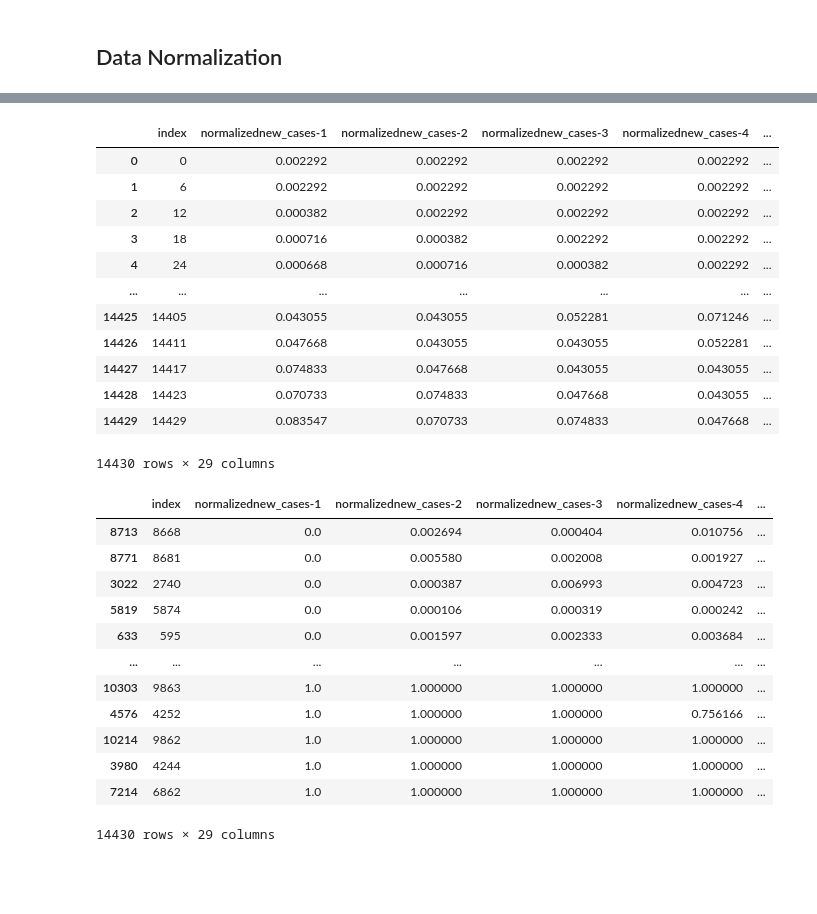
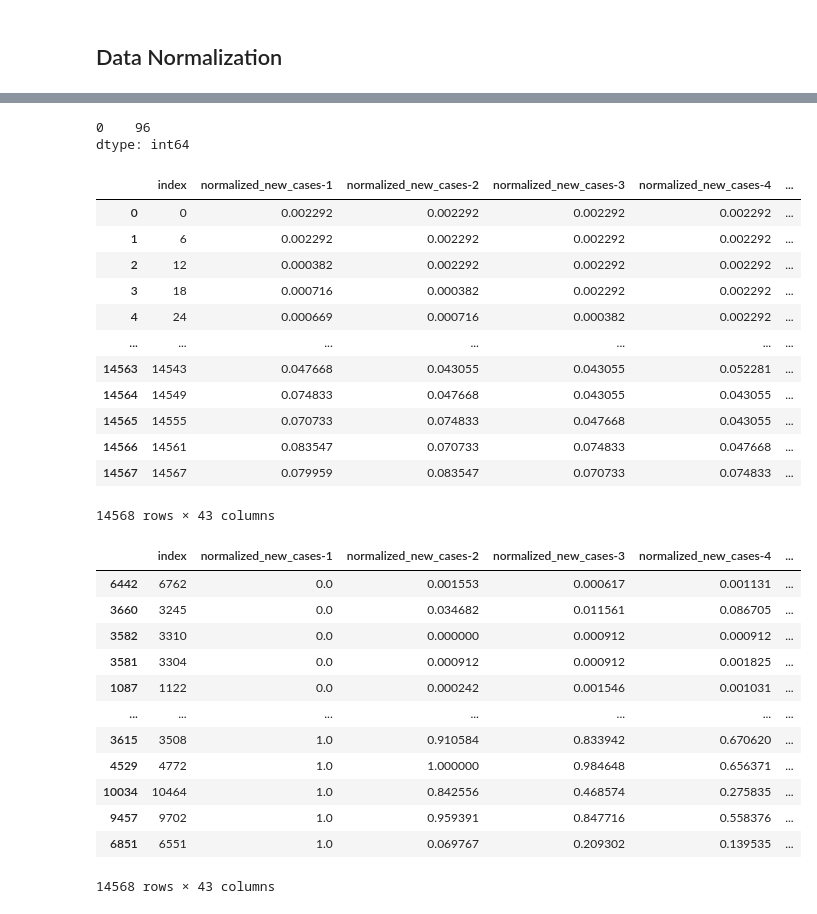
Before and after one commit to nouhRifai/covid-europe, a Jupyter notebook: Covid.ipynb, the cells around one changed output, grey strips where cells are left out. Drawn from its saved outputs; the diff is of its cells as text; code cells hidden in the pictures; blank space fills up the shorter version.

```diff
--- a/Covid.ipynb
+++ b/Covid.ipynb
@@ -1373,0 +1441,4 @@ without_dc_df.iloc[-12:]
+# %%
+without_dc_df['daily_cases_per_capita_risk'] = without_dc_df['rate_14_day_per_100k'].apply(daily_cases_per_capita_risk)
+without_dc_df['positivity_rate'] = without_dc_df['positivity_rate_mean'].apply(positivity_rate)
+without_dc_df.head(3)
@@ -1578,12 +1574,12 @@ my_list
 # %%
 df = pd.DataFrame()
-column_names=['new_cases-1','new_cases-2','new_cases-3','new_cases-4',
-              'testing_rate_sum-1','testing_rate_sum-2','testing_rate_sum-3','testing_rate_sum-4',
-              'testing_rate_mean-1','testing_rate_mean-2','testing_rate_mean-3','testing_rate_mean-4',
-              'positivity_rate_sum-1','positivity_rate_sum-2','positivity_rate_sum-3','positivity_rate_sum-4',
-              'positivity_rate_mean-1','positivity_rate_mean-2','positivity_rate_mean-3','positivity_rate_mean-4',
-              'admission_total-1','admission_total-2','admission_total-3','admission_total-4',
-              'admission_mean-1','admission_mean-2','admission_mean-3','admission_mean-4'
+column_names=['new_cases-1','new_cases-2','new_cases-3','new_cases-4','new_cases-5','new_cases-6',
+              'rate_14_day_per_100k-1','rate_14_day_per_100k-2','rate_14_day_per_100k-3','rate_14_day_per_100k-4','rate_14_day_per_100k-5','rate_14_day_per_100k-6',
+              'testing_rate_mean-1','testing_rate_mean-2','testing_rate_mean-3','testing_rate_mean-4','testing_rate_mean-5','testing_rate_mean-6',
+              'positivity_rate_mean-1','positivity_rate_mean-2','positivity_rate_mean-3','positivity_rate_mean-4','positivity_rate_mean-5','positivity_rate_mean-6',
+              'admission_mean-1','admission_mean-2','admission_mean-3','admission_mean-4','admission_mean-5','admission_mean-6',
+              'daily_cases_per_capita_risk-1','daily_cases_per_capita_risk-2','daily_cases_per_capita_risk-3','daily_cases_per_capita_risk-4','daily_cases_per_capita_risk-5','daily_cases_per_capita_risk-6',
+              'positivity_rate-1','positivity_rate-2','positivity_rate-3','positivity_rate-4','positivity_rate-5','positivity_rate-6',
               ]
 for column_name in column_names:
   new_col=[]
@@ -1709,43 +1701,47 @@ Length: 76, dtype: int64
 # %%
 df = df.fillna(method='bfill')
+df.isnull().sum().value_counts()
+# %% [output]
+0    96
+dtype: int64
 # %%
 df_normalized = pd.DataFrame()
 df_normalized['index'] = indices
 for cn in column_names:
   g=df.groupby(['country','age_group'])[cn]
-  new_col_name = 'normalized'+cn
+  new_col_name = 'normalized_'+cn
   df_normalized[new_col_name]=(df[cn]-g.transform('min'))/g.transform(np.ptp)
 df_normalized
 # %% [output]
-|  | index | normalizednew_cases-1 | normalizednew_cases-2 | normalizednew_cases-3 | normalizednew_cases-4 | ... |
+|  | index | normalized_new_cases-1 | normalized_new_cases-2 | normalized_new_cases-3 | normalized_new_cases-4 | ... |
 | 0 | 0 | 0.002292 | 0.002292 | 0.002292 | 0.002292 | ... |
 | 1 | 6 | 0.002292 | 0.002292 | 0.002292 | 0.002292 | ... |
 | 2 | 12 | 0.000382 | 0.002292 | 0.002292 | 0.002292 | ... |
 | 3 | 18 | 0.000716 | 0.000382 | 0.002292 | 0.002292 | ... |
-| 4 | 24 | 0.000668 | 0.000716 | 0.000382 | 0.002292 | ... |
+| 4 | 24 | 0.000669 | 0.000716 | 0.000382 | 0.002292 | ... |
 | ... | ... | ... | ... | ... | ... | ... |
-| 14425 | 14405 | 0.043055 | 0.043055 | 0.052281 | 0.071246 | ... |
-| 14426 | 14411 | 0.047668 | 0.043055 | 0.043055 | 0.052281 | ... |
-| 14427 | 14417 | 0.074833 | 0.047668 | 0.043055 | 0.043055 | ... |
-| 14428 | 14423 | 0.070733 | 0.074833 | 0.047668 | 0.043055 | ... |
-| 14429 | 14429 | 0.083547 | 0.070733 | 0.074833 | 0.047668 | ... |
+| 14563 | 14543 | 0.047668 | 0.043055 | 0.043055 | 0.052281 | ... |
+| 14564 | 14549 | 0.074833 | 0.047668 | 0.043055 | 0.043055 | ... |
+| 14565 | 14555 | 0.070733 | 0.074833 | 0.047668 | 0.043055 | ... |
+| 14566 | 14561 | 0.083547 | 0.070733 | 0.074833 | 0.047668 | ... |
+| 14567 | 14567 | 0.079959 | 0.083547 | 0.070733 | 0.074833 | ... |
-14430 rows × 29 columns
+14568 rows × 43 columns
 # %%
-df_normalized.sort_values('normalizednew_cases-1')
+df_normalized.sort_values('normalized_new_cases-1')
 # %% [output]
-|  | index | normalizednew_cases-1 | normalizednew_cases-2 | normalizednew_cases-3 | normalizednew_cases-4 | ... |
-| 8713 | 8668 | 0.0 | 0.002694 | 0.000404 | 0.010756 | ... |
-| 8771 | 8681 | 0.0 | 0.005580 | 0.002008 | 0.001927 | ... |
-| 3022 | 2740 | 0.0 | 0.000387 | 0.006993 | 0.004723 | ... |
-| 5819 | 5874 | 0.0 | 0.000106 | 0.000319 | 0.000242 | ... |
-| 633 | 595 | 0.0 | 0.001597 | 0.002333 | 0.003684 | ... |
+|  | index | normalized_new_cases-1 | normalized_new_cases-2 | normalized_new_cases-3 | normalized_new_cases-4 | ... |
+| 6442 | 6762 | 0.0 | 0.001553 | 0.000617 | 0.001131 | ... |
+| 3660 | 3245 | 0.0 | 0.034682 | 0.011561 | 0.086705 | ... |
+| 3582 | 3310 | 0.0 | 0.000000 | 0.000912 | 0.000912 | ... |
+| 3581 | 3304 | 0.0 | 0.000912 | 0.000912 | 0.001825 | ... |
+| 1087 | 1122 | 0.0 | 0.000242 | 0.001546 | 0.001031 | ... |
 | ... | ... | ... | ... | ... | ... | ... |
-| 10303 | 9863 | 1.0 | 1.000000 | 1.000000 | 1.000000 | ... |
-| 4576 | 4252 | 1.0 | 1.000000 | 1.000000 | 0.756166 | ... |
-| 10214 | 9862 | 1.0 | 1.000000 | 1.000000 | 1.000000 | ... |
-| 3980 | 4244 | 1.0 | 1.000000 | 1.000000 | 1.000000 | ... |
-| 7214 | 6862 | 1.0 | 1.000000 | 1.000000 | 1.000000 | ... |
+| 3615 | 3508 | 1.0 | 0.910584 | 0.833942 | 0.670620 | ... |
+| 4529 | 4772 | 1.0 | 1.000000 | 0.984648 | 0.656371 | ... |
+| 10034 | 10464 | 1.0 | 0.842556 | 0.468574 | 0.275835 | ... |
+| 9457 | 9702 | 1.0 | 0.959391 | 0.847716 | 0.558376 | ... |
+| 6851 | 6551 | 1.0 | 0.069767 | 0.209302 | 0.139535 | ... |
-14430 rows × 29 columns
+14568 rows × 43 columns
 # %%
 df_normalized = df_normalized.merge(df[['index','country','age_group']+other_columns],on='index')
 df_normalized
```
Also changed, not shown: parts of 120 cells of this notebook.
